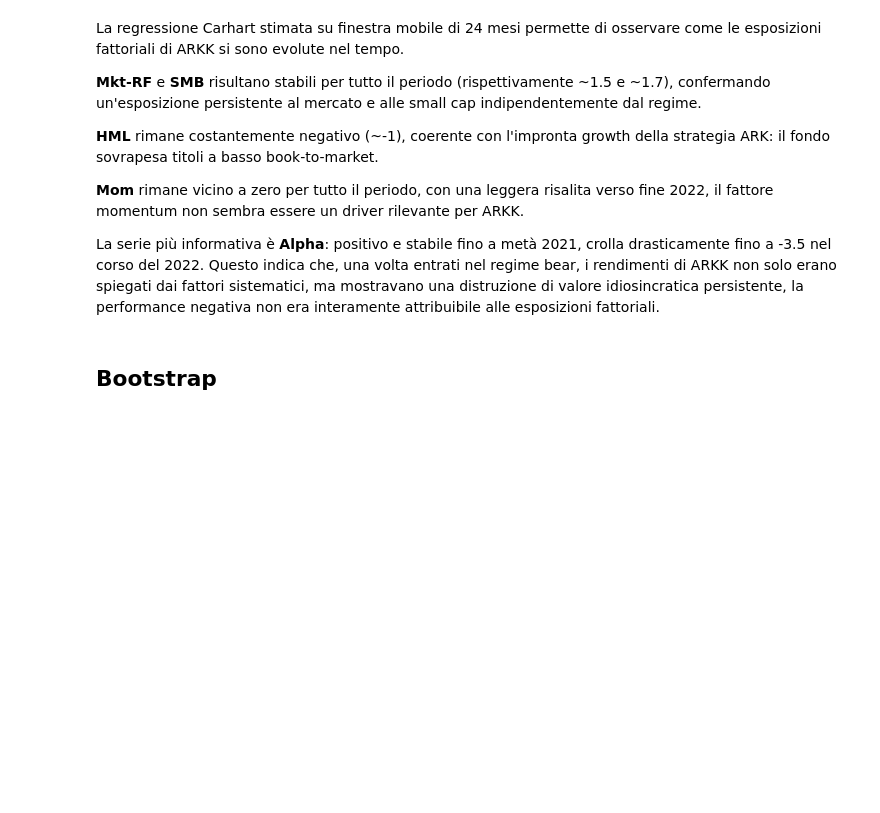
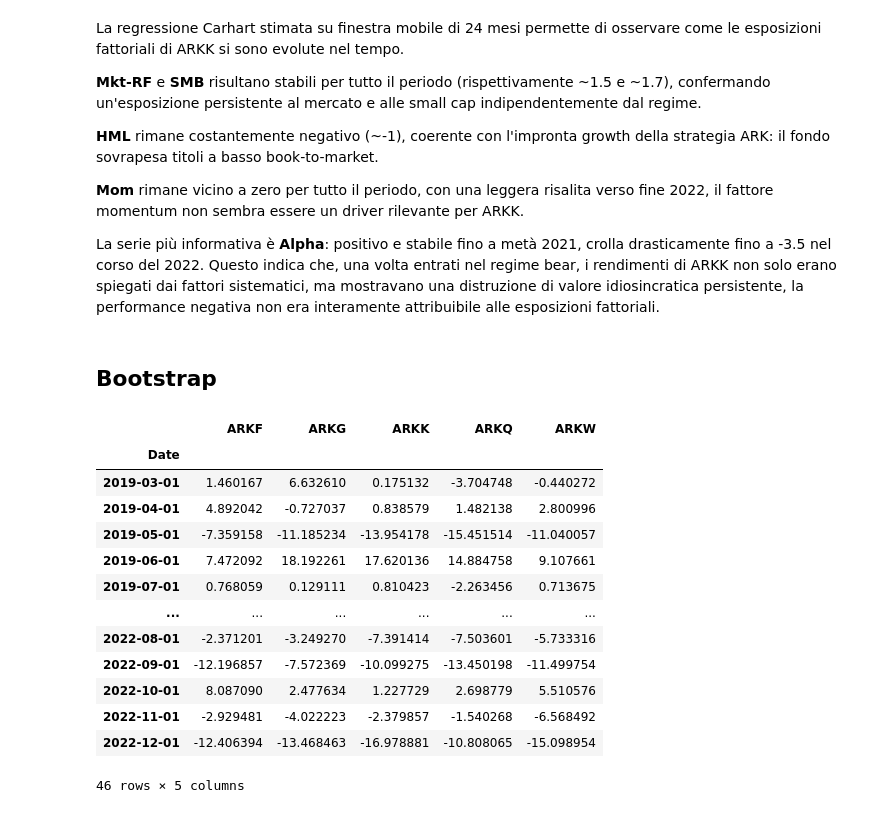
Before and after one commit to fenicola/Ark_Invest_skill_or_luck, a Jupyter notebook: skill_or_luck.ipynb, the cells around one changed output. Drawn from its saved outputs; the diff is of its cells as text; code cells hidden in the pictures; blank space fills up the shorter version.

```diff
--- a/skill_or_luck.ipynb
+++ b/skill_or_luck.ipynb
@@ -43,6 +43,7 @@ import yfinance as yf
 import fmfinance as fm
 import financedatabase as fd
 import quantstats as qs
+pd.set_option('display.max_rows', 20)  # ripristina il default
 
 # ── Calcolo parallelo ──────────────────────────────────────────────────────────
 from joblib import Parallel, delayed
@@ -404,6 +405,23 @@ ma mostravano una distruzione di valore idiosincratica persistente, la performan
 negativa non era interamente attribuibile alle esposizioni fattoriali.
 # %% [markdown]
 ## Bootstrap
+# %%
+funds_is
+# %% [output]
+|  | ARKF | ARKG | ARKK | ARKQ | ARKW |
+| Date |  |  |  |  |  |
+| 2019-03-01 | 1.460167 | 6.632610 | 0.175132 | -3.704748 | -0.440272 |
+| 2019-04-01 | 4.892042 | -0.727037 | 0.838579 | 1.482138 | 2.800996 |
+| 2019-05-01 | -7.359158 | -11.185234 | -13.954178 | -15.451514 | -11.040057 |
+| 2019-06-01 | 7.472092 | 18.192261 | 17.620136 | 14.884758 | 9.107661 |
+| 2019-07-01 | 0.768059 | 0.129111 | 0.810423 | -2.263456 | 0.713675 |
+| ... | ... | ... | ... | ... | ... |
+| 2022-08-01 | -2.371201 | -3.249270 | -7.391414 | -7.503601 | -5.733316 |
+| 2022-09-01 | -12.196857 | -7.572369 | -10.099275 | -13.450198 | -11.499754 |
+| 2022-10-01 | 8.087090 | 2.477634 | 1.227729 | 2.698779 | 5.510576 |
+| 2022-11-01 | -2.929481 | -4.022223 | -2.379857 | -1.540268 | -6.568492 |
+| 2022-12-01 | -12.406394 | -13.468463 | -16.978881 | -10.808065 | -15.098954 |
+46 rows × 5 columns
 # %%
 # Fattori e fondi in-sample
 factors_is = capm4_is[['Mkt-RF', 'SMB', 'HML', 'Mom']]
```
